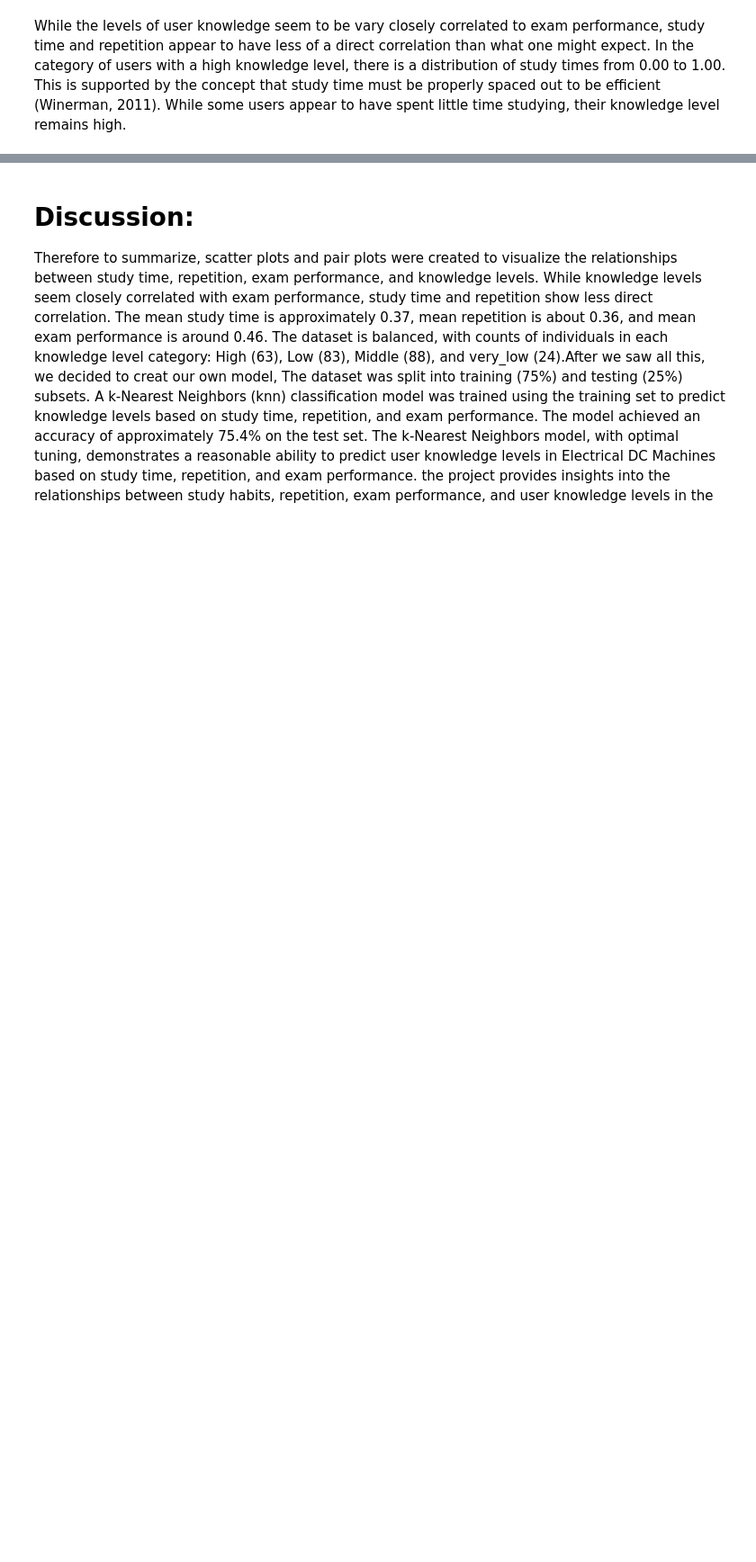
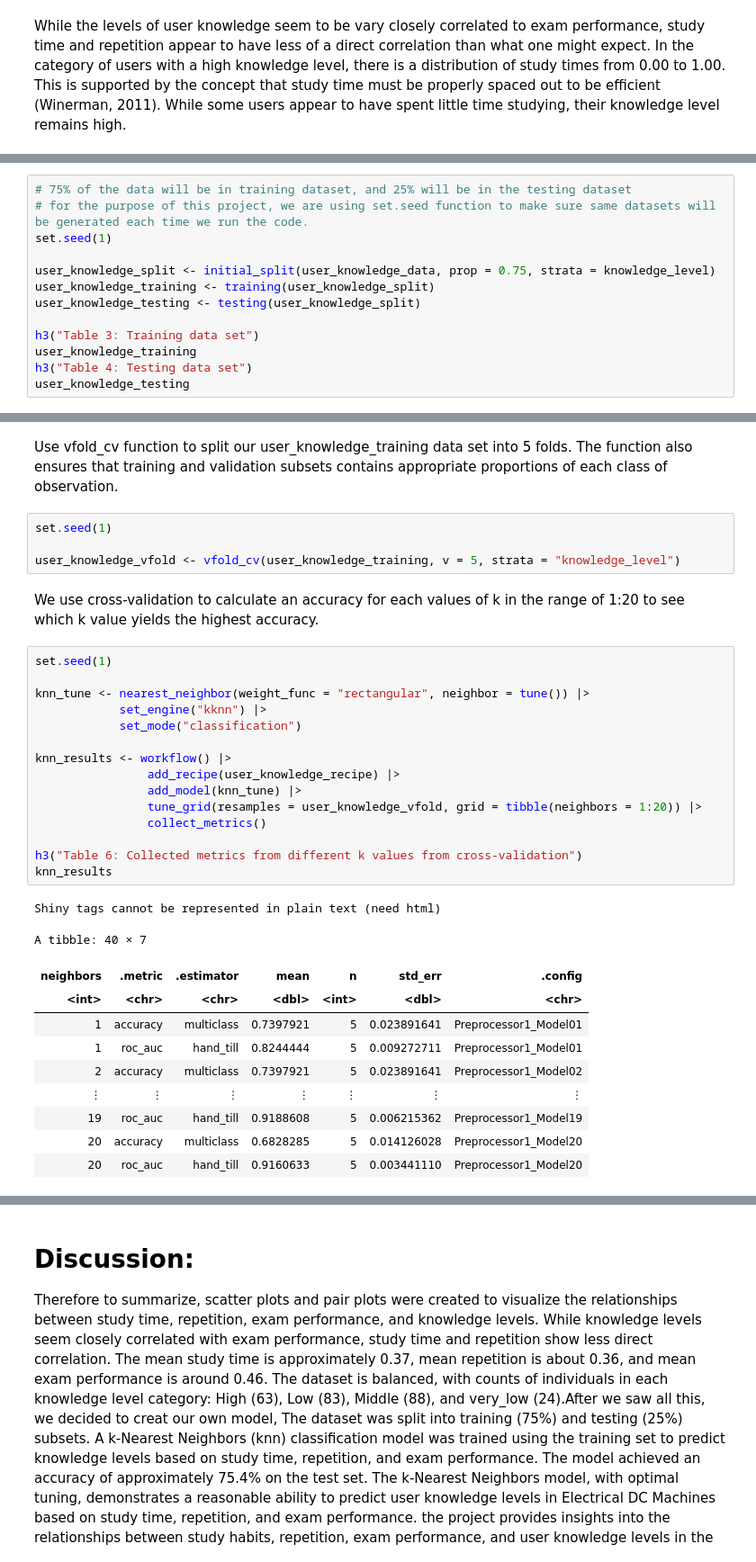
Before and after one commit to trinityma/dsci100project, a Jupyter notebook: group_project_report.ipynb, the cells around one changed output, grey strips where cells are left out. Shown at 90% size. Cells and saved outputs as stored; diff of their text form; blank space fills up the shorter version.

```diff
--- a/group_project_report.ipynb
+++ b/group_project_report.ipynb
@@ -352,0 +167,13 @@ accuracy_versus_k
+# %%
+# 75% of the data will be in training dataset, and 25% will be in the testing dataset
+# for the purpose of this project, we are using set.seed function to make sure same datasets will be generated each time we run the code.
+set.seed(1)
+
+user_knowledge_split <- initial_split(user_knowledge_data, prop = 0.75, strata = knowledge_level)
+user_knowledge_training <- training(user_knowledge_split)
+user_knowledge_testing <- testing(user_knowledge_split)
+
+h3("Table 3: Training data set")
+user_knowledge_training
+h3("Table 4: Testing data set")
+user_knowledge_testing
@@ -352,0 +238,35 @@ accuracy_versus_k
+# %% [markdown]
+Use vfold_cv function to split our user_knowledge_training data set into 5 folds. The function also ensures that training and validation subsets contains appropriate proportions of each class of observation.
+# %%
+set.seed(1)
+
+user_knowledge_vfold <- vfold_cv(user_knowledge_training, v = 5, strata = "knowledge_level")
+# %% [markdown]
+We use cross-validation to calculate an accuracy for each values of k in the range of 1:20 to see which k value yields the highest accuracy.
+# %%
+set.seed(1)
+
+knn_tune <- nearest_neighbor(weight_func = "rectangular", neighbor = tune()) |>
+            set_engine("kknn") |>
+            set_mode("classification")
+
+knn_results <- workflow() |>
+                add_recipe(user_knowledge_recipe) |>
+                add_model(knn_tune) |>
+                tune_grid(resamples = user_knowledge_vfold, grid = tibble(neighbors = 1:20)) |>
+                collect_metrics()
+
+h3("Table 6: Collected metrics from different k values from cross-validation")
+knn_results
+# %% [output]
+Shiny tags cannot be represented in plain text (need html)
+A tibble: 40 × 7
+| neighbors | .metric | .estimator | mean | n | std_err | .config |
+| <int> | <chr> | <chr> | <dbl> | <int> | <dbl> | <chr> |
+| 1 | accuracy | multiclass | 0.7397921 | 5 | 0.023891641 | Preprocessor1_Model01 |
+| 1 | roc_auc | hand_till | 0.8244444 | 5 | 0.009272711 | Preprocessor1_Model01 |
+| 2 | accuracy | multiclass | 0.7397921 | 5 | 0.023891641 | Preprocessor1_Model02 |
+| ⋮ | ⋮ | ⋮ | ⋮ | ⋮ | ⋮ | ⋮ |
+| 19 | roc_auc | hand_till | 0.9188608 | 5 | 0.006215362 | Preprocessor1_Model19 |
+| 20 | accuracy | multiclass | 0.6828285 | 5 | 0.014126028 | Preprocessor1_Model20 |
+| 20 | roc_auc | hand_till | 0.9160633 | 5 | 0.003441110 | Preprocessor1_Model20 |
```
Also changed, not shown: parts of 41 cells of this notebook.
